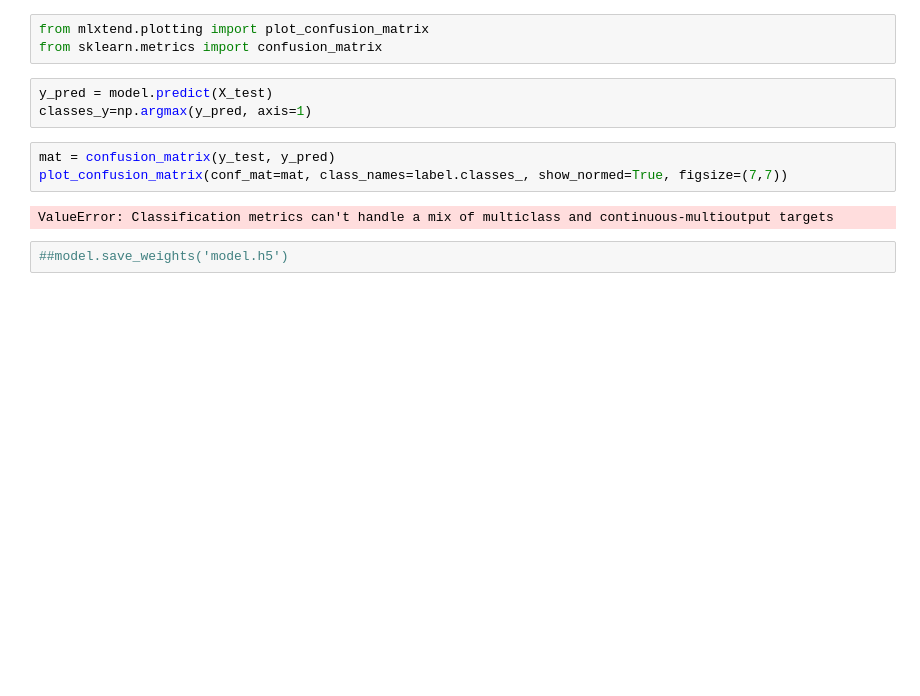
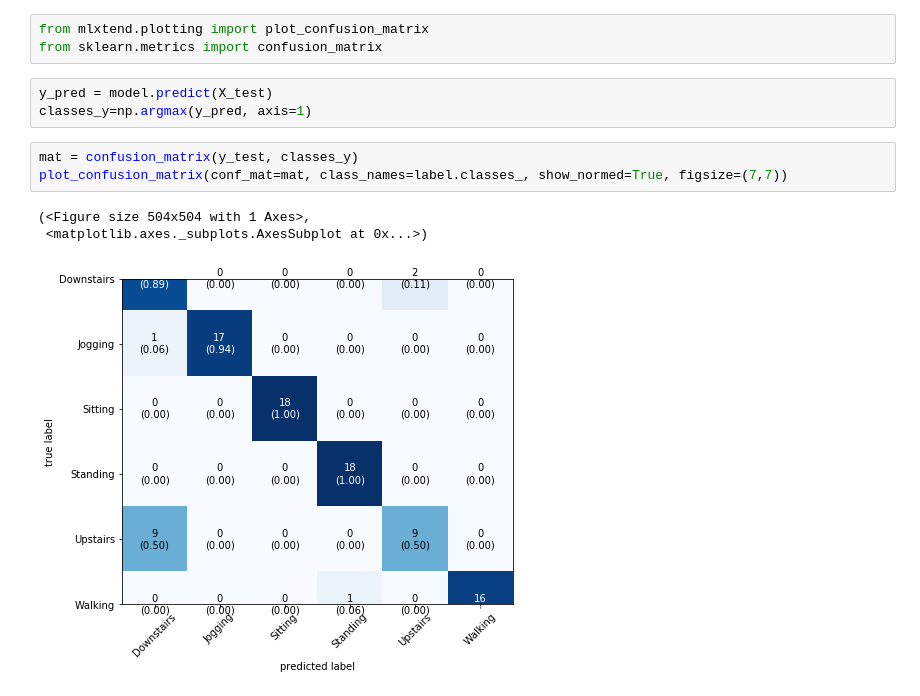
Before and after one commit to Prakriti-dubey/Human-Activity-Recognization-CNN-and-Accelerometer, a Jupyter notebook: HAR acc and cnn.ipynb, the cells around one changed output. Saved outputs shown, nothing was run; the diff lists cells and outputs as text; blank space fills up the shorter version.

```diff
--- a/HAR acc and cnn.ipynb
+++ b/HAR acc and cnn.ipynb
@@ -411,9 +411,9 @@ from sklearn.metrics import confusion_matrix
 y_pred = model.predict(X_test)
 classes_y=np.argmax(y_pred, axis=1)
 # %%
-mat = confusion_matrix(y_test, y_pred)
+mat = confusion_matrix(y_test, classes_y)
 plot_confusion_matrix(conf_mat=mat, class_names=label.classes_, show_normed=True, figsize=(7,7))
 # %% [output]
-ValueError: Classification metrics can't handle a mix of multiclass and continuous-multioutput targets
+(<Figure size 504x504 with 1 Axes>,
+ <matplotlib.axes._subplots.AxesSubplot at 0x...>)
+[figure, added]
-# %%
-##model.save_weights('model.h5')
```
